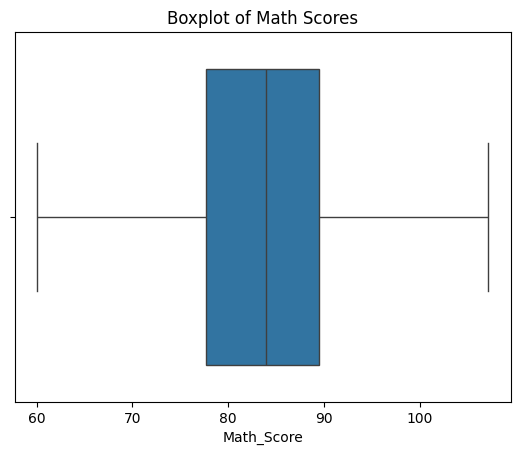
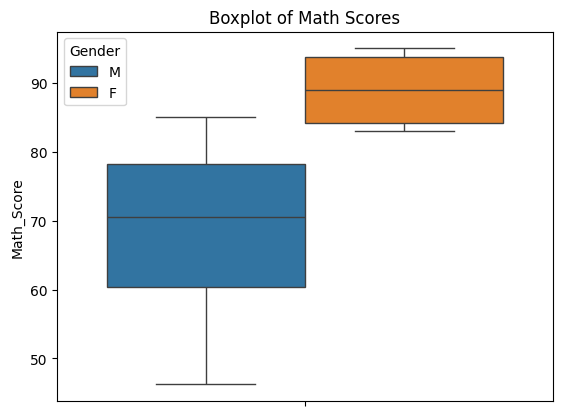
The change to this notebook cell's code, shown as a diff; its figure went from the first image to the second:
--- before
+++ after
@@ -3,5 +3,5 @@
 
 # Visualizing Math Scores from your dataframe
-sns.boxplot(x=df['Math_Score'])
+sns.boxplot(y=df['Math_Score'], hue=df["Gender"] , showfliers = False)
 plt.title('Boxplot of Math Scores')
 plt.show()

Commit: 7_2